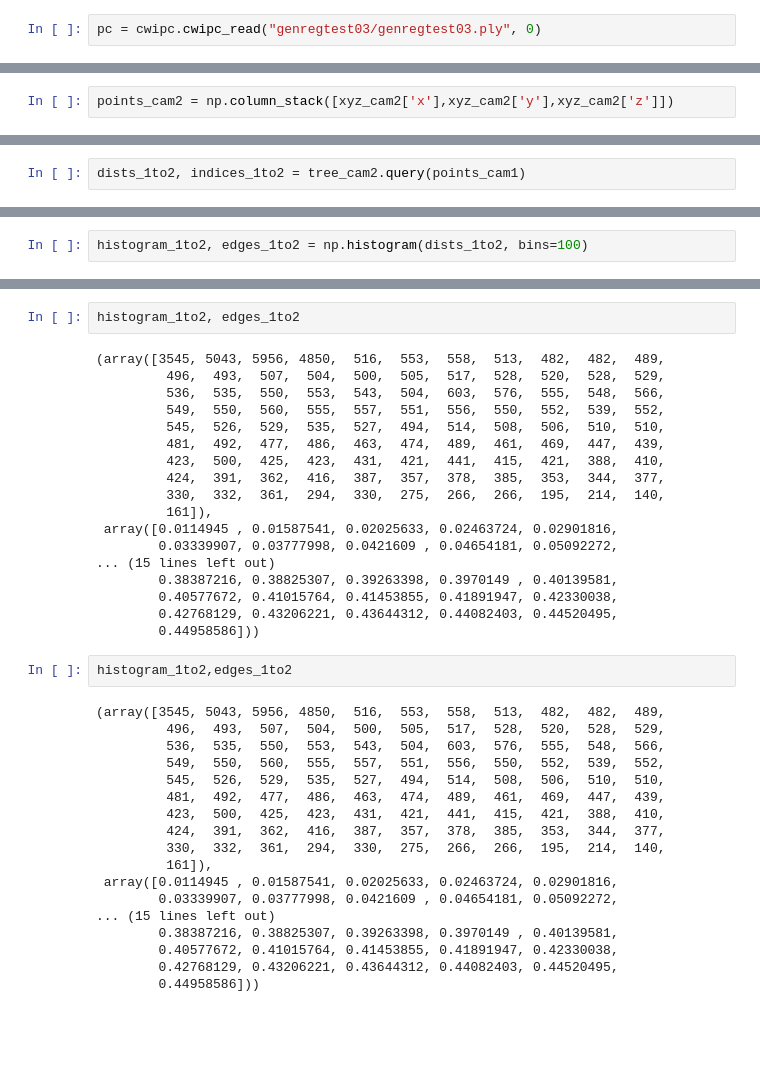
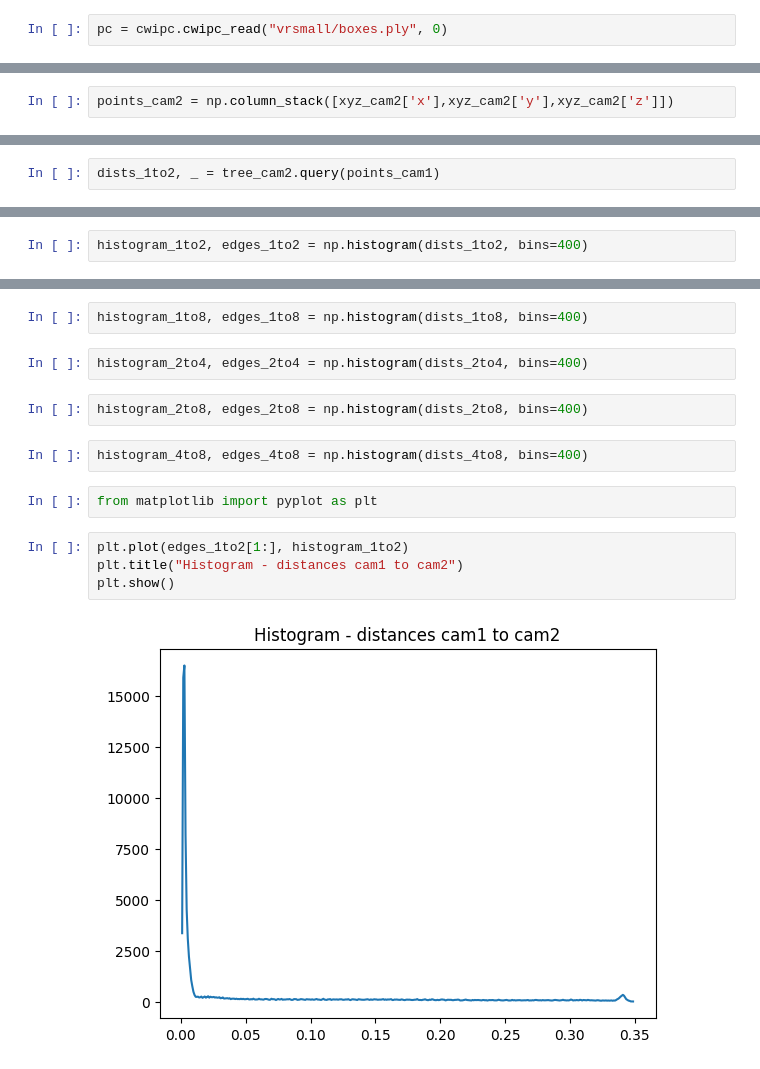
Before and after one commit to cwi-dis/cwipc_test, a Jupyter notebook: pointcloud-registration-test/kdtree_test.ipynb, the cells around one changed output, grey strips where cells are left out. Drawn from its saved outputs; the diff is of its cells as text; blank space fills up the shorter version.

Commit message:
Getting started on all-camera distnce plots. Unfinished.

```diff
--- a/pointcloud-registration-test/kdtree_test.ipynb
+++ b/pointcloud-registration-test/kdtree_test.ipynb
@@ -5,5 +5,5 @@ import scipy.spatial
 # %%
 import cwipc
 # %%
-pc = cwipc.cwipc_read("genregtest03/genregtest03.ply", 0)
+pc = cwipc.cwipc_read("vrsmall/boxes.ply", 0)
 # %% [output]
@@ -45,2 +57,2 @@ tree_cam2 = scipy.spatial.KDTree(points_cam2)
 # %%
-dists_1to2, indices_1to2 = tree_cam2.query(points_cam1)
+dists_1to2, _ = tree_cam2.query(points_cam1)
@@ -57,2 +69,2 @@ max(dists_1to2), max(dists_2to1)
 # %%
-histogram_1to2, edges_1to2 = np.histogram(dists_1to2, bins=100)
+histogram_1to2, edges_1to2 = np.histogram(dists_1to2, bins=400)
@@ -61,40 +73,16 @@ histogram_2to1, edges_2to1 = np.histogram(dists_2to1, bins=100)
+# %%
+histogram_1to8, edges_1to8 = np.histogram(dists_1to8, bins=400)
+# %%
+histogram_2to4, edges_2to4 = np.histogram(dists_2to4, bins=400)
+# %%
+histogram_2to8, edges_2to8 = np.histogram(dists_2to8, bins=400)
+# %%
+histogram_4to8, edges_4to8 = np.histogram(dists_4to8, bins=400)
 # %%
-histogram_1to2, edges_1to2
+from matplotlib import pyplot as plt
-# %% [output]
-(array([3545, 5043, 5956, 4850,  516,  553,  558,  513,  482,  482,  489,
-         496,  493,  507,  504,  500,  505,  517,  528,  520,  528,  529,
-         536,  535,  550,  553,  543,  504,  603,  576,  555,  548,  566,
-         549,  550,  560,  555,  557,  551,  556,  550,  552,  539,  552,
-         545,  526,  529,  535,  527,  494,  514,  508,  506,  510,  510,
-         481,  492,  477,  486,  463,  474,  489,  461,  469,  447,  439,
-         423,  500,  425,  423,  431,  421,  441,  415,  421,  388,  410,
-         424,  391,  362,  416,  387,  357,  378,  385,  353,  344,  377,
-         330,  332,  361,  294,  330,  275,  266,  266,  195,  214,  140,
-         161]),
- array([0.0114945 , 0.01587541, 0.02025633, 0.02463724, 0.02901816,
-        0.03339907, 0.03777998, 0.0421609 , 0.04654181, 0.05092272,
-... (15 lines left out)
-        0.38387216, 0.38825307, 0.39263398, 0.3970149 , 0.40139581,
-        0.40577672, 0.41015764, 0.41453855, 0.41891947, 0.42330038,
-        0.42768129, 0.43206221, 0.43644312, 0.44082403, 0.44520495,
-        0.44958586]))
 # %%
-histogram_1to2,edges_1to2
+plt.plot(edges_1to2[1:], histogram_1to2)
+plt.title("Histogram - distances cam1 to cam2")
+plt.show()
 # %% [output]
-(array([3545, 5043, 5956, 4850,  516,  553,  558,  513,  482,  482,  489,
-         496,  493,  507,  504,  500,  505,  517,  528,  520,  528,  529,
-         536,  535,  550,  553,  543,  504,  603,  576,  555,  548,  566,
-         549,  550,  560,  555,  557,  551,  556,  550,  552,  539,  552,
-         545,  526,  529,  535,  527,  494,  514,  508,  506,  510,  510,
-         481,  492,  477,  486,  463,  474,  489,  461,  469,  447,  439,
-         423,  500,  425,  423,  431,  421,  441,  415,  421,  388,  410,
-         424,  391,  362,  416,  387,  357,  378,  385,  353,  344,  377,
-         330,  332,  361,  294,  330,  275,  266,  266,  195,  214,  140,
-         161]),
- array([0.0114945 , 0.01587541, 0.02025633, 0.02463724, 0.02901816,
-        0.03339907, 0.03777998, 0.0421609 , 0.04654181, 0.05092272,
-... (15 lines left out)
-        0.38387216, 0.38825307, 0.39263398, 0.3970149 , 0.40139581,
-        0.40577672, 0.41015764, 0.41453855, 0.41891947, 0.42330038,
-        0.42768129, 0.43206221, 0.43644312, 0.44082403, 0.44520495,
-        0.44958586]))
+[figure, added]
```
Also changed, not shown: parts of 25 cells of this notebook.
